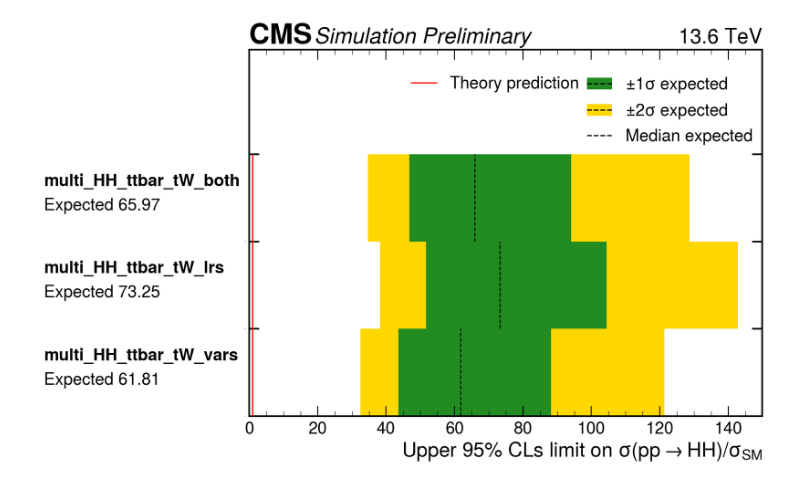
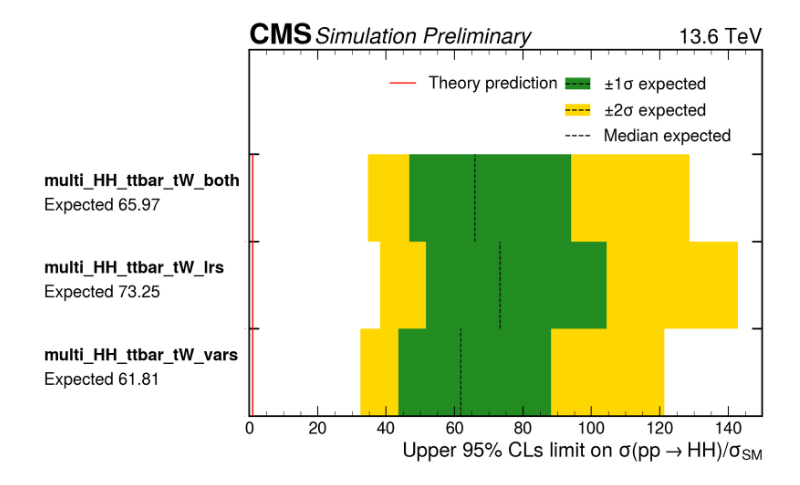
Before and after one commit to antonettprado/hh, a Jupyter notebook: fit_and_plot_int.ipynb, the cells around one changed output. Saved outputs shown, nothing was run; the diff lists cells and outputs as text; code cells hidden in the pictures.

Commit message:
Obtained UL plots for Disc_Study_Rep

```diff
--- a/fit_and_plot_int.ipynb
+++ b/fit_and_plot_int.ipynb
@@ -1,6 +1,8 @@
 # %%
 import re
 from pathlib import Path
+import mplhep as hep
+hep.style.use("CMS")
 
 def parse_blinded_limits(text):
     block = re.search(r"Asymptotic Limits for Blinded Fit(.*?)Done", text, re.DOTALL)
@@ -18,17 +20,11 @@ def parse_blinded_limits(text):
         "up2": limits["97.5"]
     }
 
-workdir = Path('/eos/user/a/anunezde/Z_OUTPUT_eos/Disc_Study_Rep/0806_NNInf_even')
-fit_result_files = {
-    "multi_HH_ttbar_tW_vars": workdir / "fits" / "multi_HH_ttbar_tW_vars" / "fit_results_multi_HH_ttbar_tW_vars.txt",
-    "multi_HH_ttbar_tW_lrs": workdir / "fits" / "multi_HH_ttbar_tW_lrs" / "fit_results_multi_HH_ttbar_tW_lrs.txt",
-    "multi_HH_ttbar_tW_both": workdir / "fits" / "multi_HH_ttbar_tW_both" / "fit_results_multi_HH_ttbar_tW_both.txt",
-    "multi_HH_ttbar_tW_both": workdir / "fits" / "multi_HH_ttbar_tW_both" / "fit_results_multi_HH_ttbar_tW_both.txt",
-}
-
-results = {}
-for label, filepath in fit_result_files.items():
-    if not filepath.exists():
-        raise FileNotFoundError(f"{filepath} does not exist.")
-    text = filepath.read_text()
-    results[label] = parse_blinded_limits(text)
+def get_results(fit_result_files):
+    results = {}
+    for label, filepath in fit_result_files.items():
+        if not filepath.exists():
+            raise FileNotFoundError(f"{filepath} does not exist.")
+        text = filepath.read_text()
+        results[label] = parse_blinded_limits(text)
+    return results
@@ -136,14 +123,14 @@ def plot_limits(results_dict, outdir=None):
         plt.Line2D([0], [0], color="black", linestyle="--", label="Median expected")
     ]
 
-    fig.legend(handles=theory_legend, loc="upper right", bbox_to_anchor=(0.74, 0.88),
+    fig.legend(handles=theory_legend, loc="upper right", bbox_to_anchor=(0.71, 0.88),
                fontsize=legend_fontsize, frameon=False)
     # Add legend with custom handler
     fig.legend(
         handles=other_legend,
         labels=[r"$\pm 1\sigma$ expected", r"$\pm 2\sigma$ expected", "Median expected"],
         loc="upper right",
-        bbox_to_anchor=(0.98, 0.88),
+        bbox_to_anchor=(0.95, 0.88),
         fontsize=legend_fontsize,
         frameon=False,
         handler_map={tuple: PatchWithLineHandler()}
@@ -167,8 +154,16 @@ def plot_limits(results_dict, outdir=None):
     plt.subplots_adjust(left=0.26, right=0.97, top=0.90, bottom=0.14)
     plt.savefig(workdir / "limits_plot.pdf", dpi=300, bbox_inches='tight')
     plt.show()
-
-plot_limits(results, workdir)
-# %% [output]
-[figure, removed]
+# %%
+workdir = Path('/eos/user/a/anunezde/Z_OUTPUT_eos/Disc_Study_Rep/0806_NNInf_even')
+fit_result_files = {
+    "multi_HH_ttbar_tW_vars": workdir / "fits" / "multi_HH_ttbar_tW_vars" / "fit_results_multi_HH_ttbar_tW_vars.txt",
+    "multi_HH_ttbar_tW_lrs": workdir / "fits" / "multi_HH_ttbar_tW_lrs" / "fit_results_multi_HH_ttbar_tW_lrs.txt",
+    "multi_HH_ttbar_tW_both": workdir / "fits" / "multi_HH_ttbar_tW_both" / "fit_results_multi_HH_ttbar_tW_both.txt",
+    "multi_HH_ttbar_tW_both": workdir / "fits" / "multi_HH_ttbar_tW_both" / "fit_results_multi_HH_ttbar_tW_both.txt",
+}
+results = get_results(fit_result_files)
+plot_limits(results, workdir)
+# %% [output]
+[figure, added]
 # %%
```
Also changed, not shown: parts of 3 cells of this notebook.
